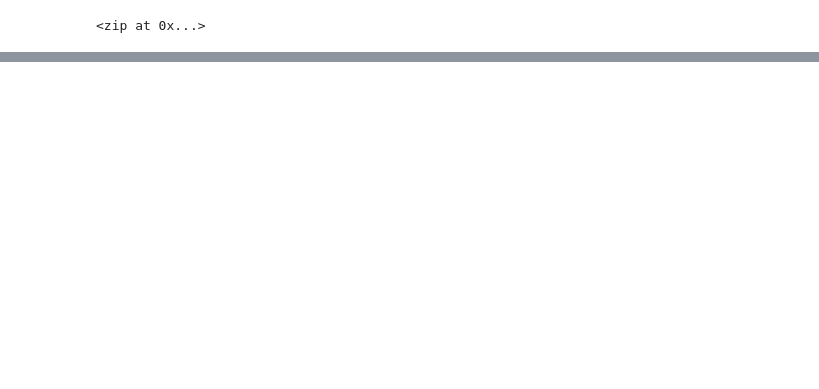
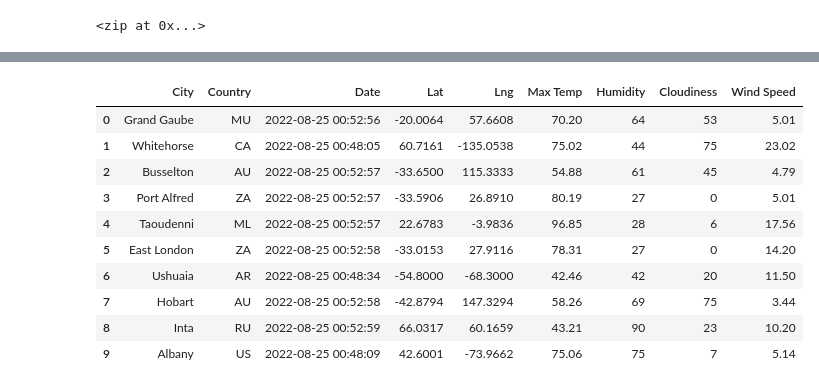
Before and after one commit to salvamike/World_Weather_Analysis, a Jupyter notebook: WeatherPy.ipynb, the cells around one changed output, grey strips where cells are left out. Saved outputs shown, nothing was run; the diff lists cells and outputs as text; code cells hidden in the pictures; blank space fills up the shorter version.

Commit message:
Create a DataFrame of City Weather Data

```diff
--- a/WeatherPy.ipynb
+++ b/WeatherPy.ipynb
@@ -56,0 +63,3 @@ len(cities)
+# %%
+# Starting URL for Weather Map API Call.
+url = "http://api.openweathermap.org/data/2.5/weather?units=Imperial&APPID=" + weather_api_key
@@ -56,0 +166,20 @@ len(cities)
+# %%
+# Convert the array of dictionaries to a Pandas DataFrame.
+city_data_df = pd.DataFrame(city_data)
+
+new_column_order = ["City", "Country", "Date", "Lat", "Lng", "Max Temp", "Humidity", "Cloudiness", "Wind Speed"]
+city_data_df = city_data_df [new_column_order]
+
+city_data_df.head(10)
+# %% [output]
+|  | City | Country | Date | Lat | Lng | Max Temp | Humidity | Cloudiness | Wind Speed |
+| 0 | Grand Gaube | MU | 2022-08-25 00:52:56 | -20.0064 | 57.6608 | 70.20 | 64 | 53 | 5.01 |
+| 1 | Whitehorse | CA | 2022-08-25 00:48:05 | 60.7161 | -135.0538 | 75.02 | 44 | 75 | 23.02 |
+| 2 | Busselton | AU | 2022-08-25 00:52:57 | -33.6500 | 115.3333 | 54.88 | 61 | 45 | 4.79 |
+| 3 | Port Alfred | ZA | 2022-08-25 00:52:57 | -33.5906 | 26.8910 | 80.19 | 27 | 0 | 5.01 |
+| 4 | Taoudenni | ML | 2022-08-25 00:52:57 | 22.6783 | -3.9836 | 96.85 | 28 | 6 | 17.56 |
+| 5 | East London | ZA | 2022-08-25 00:52:58 | -33.0153 | 27.9116 | 78.31 | 27 | 0 | 14.20 |
+| 6 | Ushuaia | AR | 2022-08-25 00:48:34 | -54.8000 | -68.3000 | 42.46 | 42 | 20 | 11.50 |
+| 7 | Hobart | AU | 2022-08-25 00:52:58 | -42.8794 | 147.3294 | 58.26 | 69 | 75 | 3.44 |
+| 8 | Inta | RU | 2022-08-25 00:52:59 | 66.0317 | 60.1659 | 43.21 | 90 | 23 | 10.20 |
+| 9 | Albany | US | 2022-08-25 00:48:09 | 42.6001 | -73.9662 | 75.06 | 75 | 7 | 5.14 |
```
Also changed, not shown: parts of 6 cells of this notebook, 4 other files.
